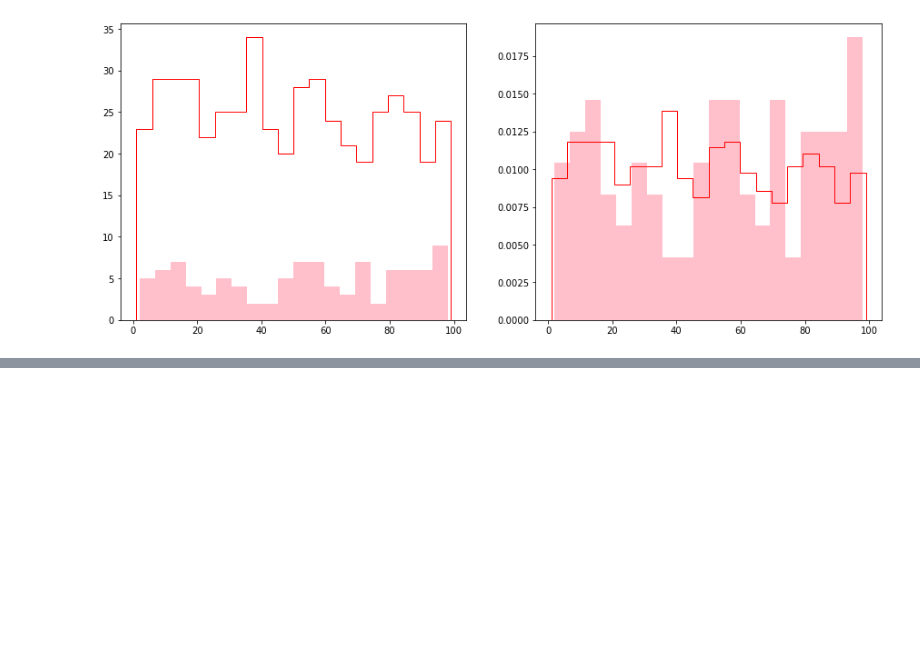
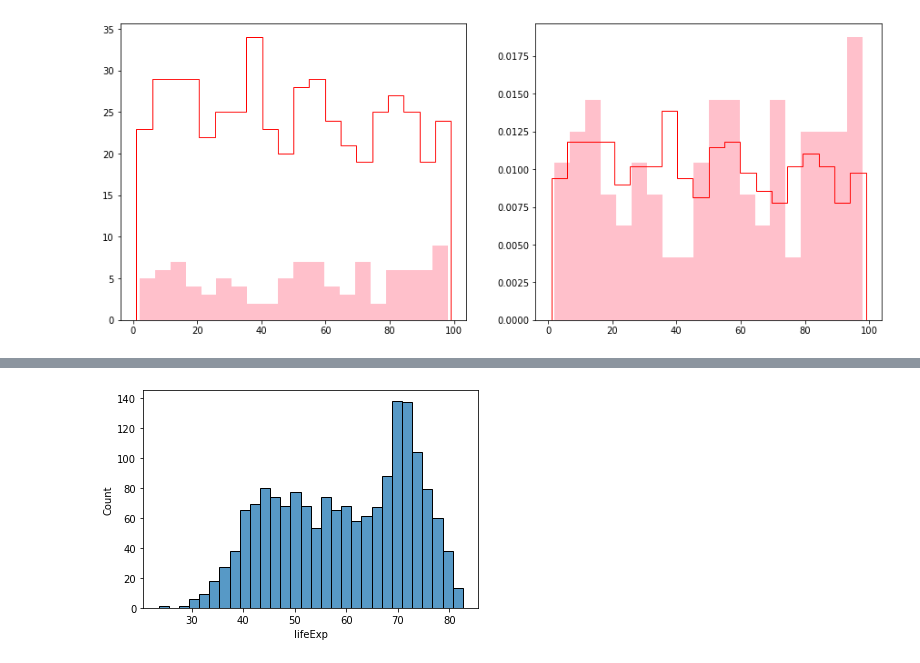
Before and after one commit to chickooooo/data_science_resources, a Jupyter notebook: data_visualization.ipynb, the cells around one changed output, grey strips where cells are left out. Saved outputs shown, nothing was run; the diff lists cells and outputs as text; code cells hidden in the pictures; blank space fills up the shorter version.

```diff
--- a/data_visualization.ipynb
+++ b/data_visualization.ipynb
@@ -229,0 +257,6 @@ plt.show()
+# %%
+# histogram
+sns.histplot(data = country_data, x="lifeExp", bins=30, kde=False)
+plt.show()
+# %% [output]
+[figure, added]
```
Also changed, not shown: parts of 15 cells of this notebook.
